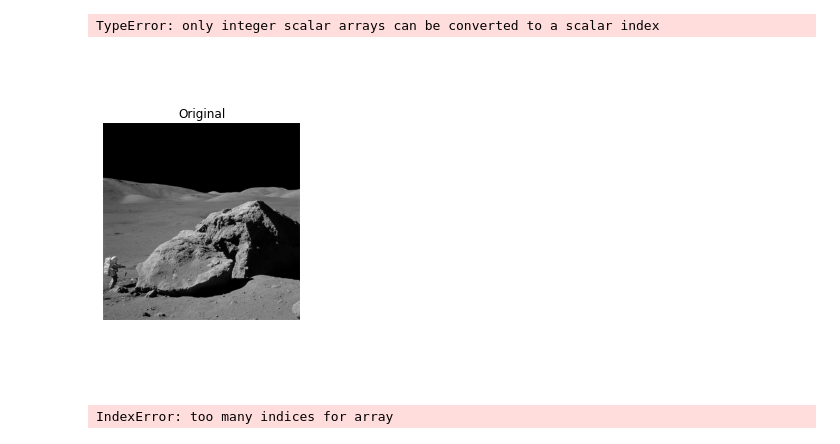
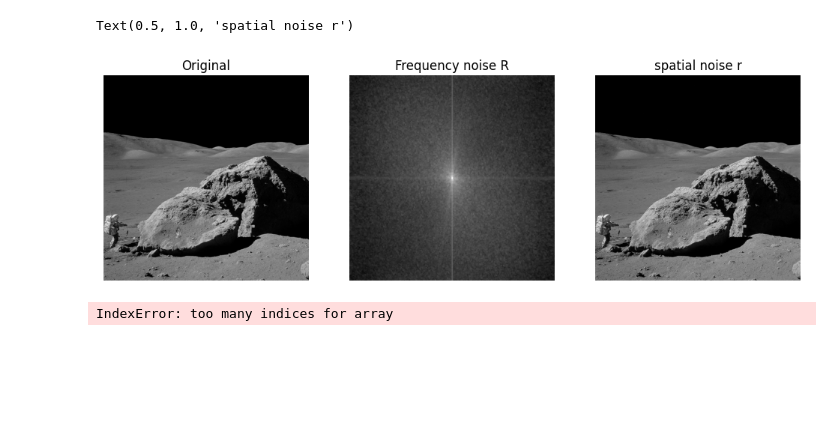
Before and after one commit to michielgoethals/digital_image_processing, a Jupyter notebook: Image Restoration.ipynb, the cells around one changed output. Drawn from its saved outputs; the diff is of its cells as text; code cells hidden in the pictures; blank space fills up the shorter version.

Commit message:
Fixed periodic noise

```diff
--- a/Image Restoration.ipynb
+++ b/Image Restoration.ipynb
@@ -94,9 +94,9 @@ def periodic_noise(shape, C, A = None, B = None):
     for i in range(K):
         u0, v0 = C[i]
         Bx, By = B[i]
-        R = 1j * A[i]/2 * M * N * (
-            np.exp(-1j * 2 * np.pi * (u0 * Bx / M + v0 * By / N) * signal.unit_impulse((u+u0, v+v0))) -
-            np.exp(1j * 2 * np.pi * (u0 * Bx / M + v0 * By / N) * signal.unit_impulse((u-u0, v-v0)))
+        R += 1j * A[i]/2 * M * N * (
+            np.exp(-1j * 2 * np.pi * (u0 * Bx / M + v0 * By / N)) * signal.unit_impulse((M,N),(M//2+u0, N//2+v0)) -
+            np.exp(1j * 2 * np.pi * (u0 * Bx / M + v0 * By / N)) * signal.unit_impulse((M,N),(M//2-u0, N//2-v0))
          )
 
     r = np.real(np.fft.ifft2(np.fft.ifftshift(R)))
@@ -104,27 +104,33 @@ def periodic_noise(shape, C, A = None, B = None):
     return r, R
 # %%
 # Test of periodic_noise function
+from skimage.morphology import square, dilation
+import skimage
+
 img = cv2.imread('./imgs/Apollo17boulder.tif', cv2.IMREAD_GRAYSCALE)
 
 fig, axs = plt.subplots(ncols=3, figsize=(12,6))
 ax = axs.ravel()
 [axi.set_axis_off() for axi in ax.ravel()]
 
 ax[0].imshow(img, cmap='gray', vmin = 1.0, vmax = 255)
 ax[0].set_title('Original')
 
-C = np.array([[24, 44]])
+C = np.array([[24, 44], [23, 44], [23, 43],[24, 43]])
 
 r, R = periodic_noise(img.shape, C)
+g = img + r
+G = np.abs(np.fft.fftshift(np.fft.fft2(g)))
+Gd =dilation(np.log(1+G),square(3))
 
-ax[1].imshow(R, cmap='gray', vmin = 1.0, vmax = 255)
+ax[1].imshow(Gd, cmap='gray')
 ax[1].set_title('Frequency noise R')
 
-ax[2].imshow(r, cmap='gray', vmin = 1.0, vmax = 255)
+ax[2].imshow(g, cmap='gray', vmin = 1.0, vmax = 255)
 ax[2].set_title('spatial noise r')
 # %% [output]
-TypeError: only integer scalar arrays can be converted to a scalar index
+Text(0.5, 1.0, 'spatial noise r')
-[figure, old version]
+[figure, new version]
 # %%
 # dia 35 cband_filter
 
```
